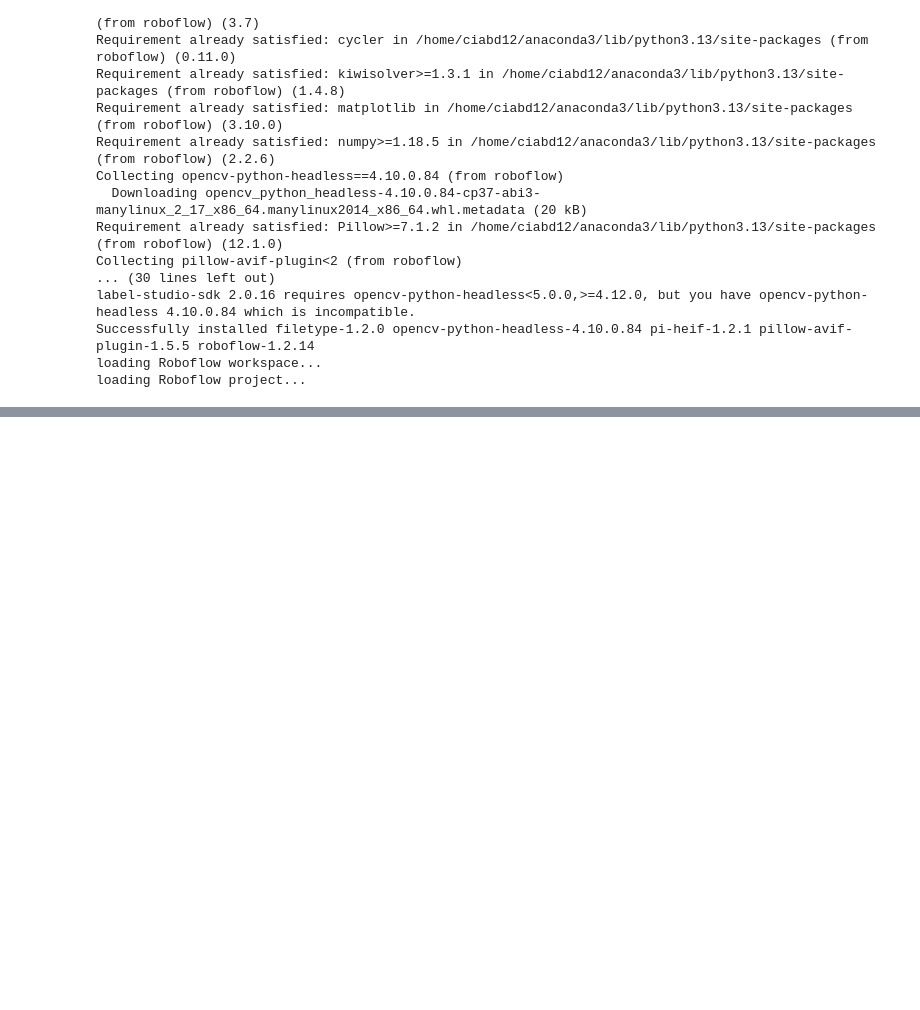
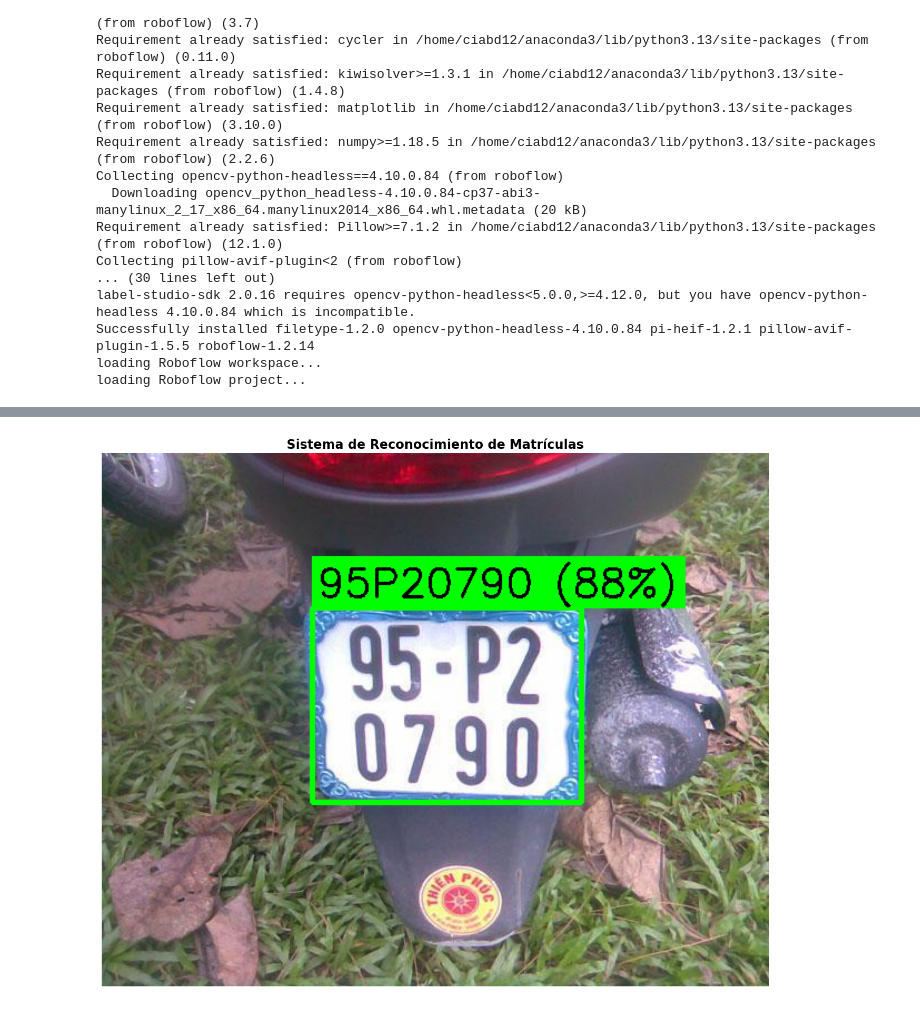
Before and after one commit to manuelo24-jpg/Ejercicios-Python, a Jupyter notebook: Mia/matriculas_ocr/notebooks/notebook.ipynb, the cells around one changed output, grey strips where cells are left out. Drawn from its saved outputs; the diff is of its cells as text; code cells hidden in the pictures; blank space fills up the shorter version.

```diff
--- a/Mia/matriculas_ocr/notebooks/notebook.ipynb
+++ b/Mia/matriculas_ocr/notebooks/notebook.ipynb
@@ -132,0 +289,58 @@ if coordenadas is not None:
+# %%
+def visualizar_resultado_completo(imagen_original, bbox, texto_matricula, confianza):
+    """
+    Dibuja el resultado final en la imagen
+    """
+    img_resultado = imagen_original.copy()
+
+    if bbox is None:
+        return img_resultado
+
+    x1, y1, x2, y2 = bbox
+
+    # Dibujar rectángulo
+    cv2.rectangle(img_resultado, (x1, y1), (x2, y2), (0, 255, 0), 3)
+
+    # Preparar texto
+    texto_mostrar = f"{texto_matricula} ({confianza:.0%})"
+
+    # Calcular tamaño del texto
+    (text_width, text_height), _ = cv2.getTextSize(
+        texto_mostrar, cv2.FONT_HERSHEY_SIMPLEX, 1.2, 2
+    )
+
+    # Dibujar fondo para el texto
+    cv2.rectangle(
+        img_resultado,
+        (x1, y1 - text_height - 20),
+        (x1 + text_width + 10, y1),
+        (0, 255, 0),
+        -1
+    )
+
+    # Escribir texto
+    cv2.putText(
+        img_resultado,
+        texto_mostrar,
+        (x1 + 5, y1 - 10),
+        cv2.FONT_HERSHEY_SIMPLEX,
+        1.2,
+        (0, 0, 0),
+        2
+    )
+
+    # Mostrar
+    plt.figure(figsize=(14, 10))
+    plt.imshow(img_resultado)
+    plt.title('Sistema de Reconocimiento de Matrículas', fontsize=16, fontweight='bold')
+    plt.axis('off')
+    plt.tight_layout()
+    plt.show()
+
+    return img_resultado
+
+
+# Usar función
+imagen_final = visualizar_resultado_completo(imagen, coordenadas, texto_matricula, confianza)
+# %% [output]
+[figure, added]
```
Also changed, not shown: parts of 6 cells of this notebook, 11 other files.
